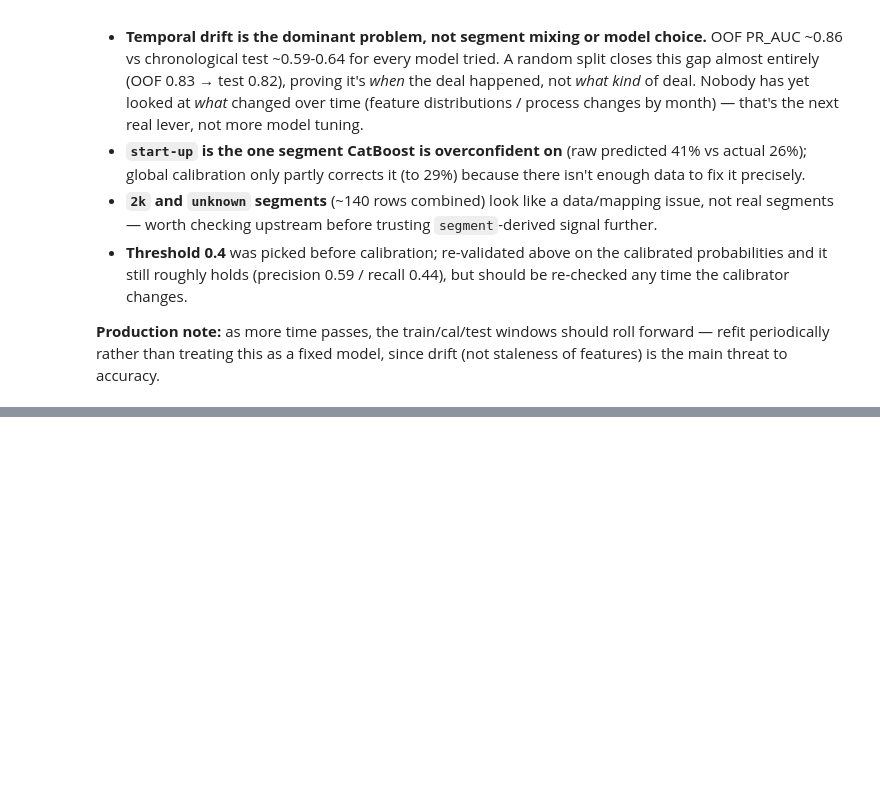
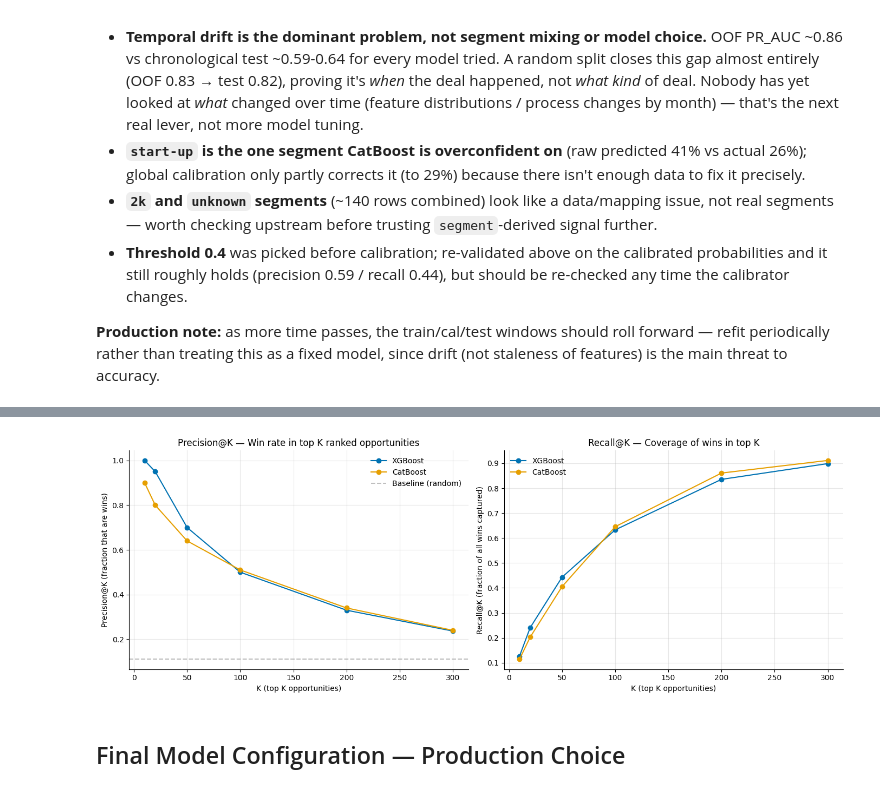
Before and after one commit to sudo-ansh007/forecast, a Jupyter notebook: win_probability_colab_new_draft.ipynb, the cells around one changed output, grey strips where cells are left out. Cells and saved outputs as stored; diff of their text form; code cells hidden in the pictures; blank space fills up the shorter version.

```diff
--- a/win_probability_colab_new_draft.ipynb
+++ b/win_probability_colab_new_draft.ipynb
@@ -568,0 +762,33 @@ start-up only: actual 0.2581   global pred 0.2875   hybrid pred 0.3566
+# %%
+# Plot Precision@K
+fig, axes = plt.subplots(1, 2, figsize=(14, 5))
+
+# Left: Precision@K
+ax = axes[0]
+ax.plot(df_pk.K, df_pk['XGBoost_precision@K'], 'o-', label='XGBoost', color='#0072B2')
+ax.plot(df_pk.K, df_pk['CatBoost_precision@K'], 'o-', label='CatBoost', color='#E69F00')
+ax.axhline(y=y_test.mean(), color='gray', linestyle='--', alpha=0.5, label='Baseline (random)')
+ax.set_xlabel('K (top K opportunities)')
+ax.set_ylabel('Precision@K (fraction that are wins)')
+ax.set_title('Precision@K — Win rate in top K ranked opportunities')
+ax.legend(frameon=False)
+ax.grid(alpha=0.3)
+ax.spines[['top', 'right']].set_visible(False)
+
+# Right: Recall@K
+ax = axes[1]
+ax.plot(df_pk.K, df_pk['XGBoost_recall@K'], 'o-', label='XGBoost', color='#0072B2')
+ax.plot(df_pk.K, df_pk['CatBoost_recall@K'], 'o-', label='CatBoost', color='#E69F00')
+ax.set_xlabel('K (top K opportunities)')
+ax.set_ylabel('Recall@K (fraction of all wins captured)')
+ax.set_title('Recall@K — Coverage of wins in top K')
+ax.legend(frameon=False)
+ax.grid(alpha=0.3)
+ax.spines[['top', 'right']].set_visible(False)
+
+plt.tight_layout()
+plt.show()
+# %% [output]
+[figure, added]
+# %% [markdown]
+## Final Model Configuration — Production Choice
```
Also changed, not shown: parts of 99 cells of this notebook, 3 other files.
